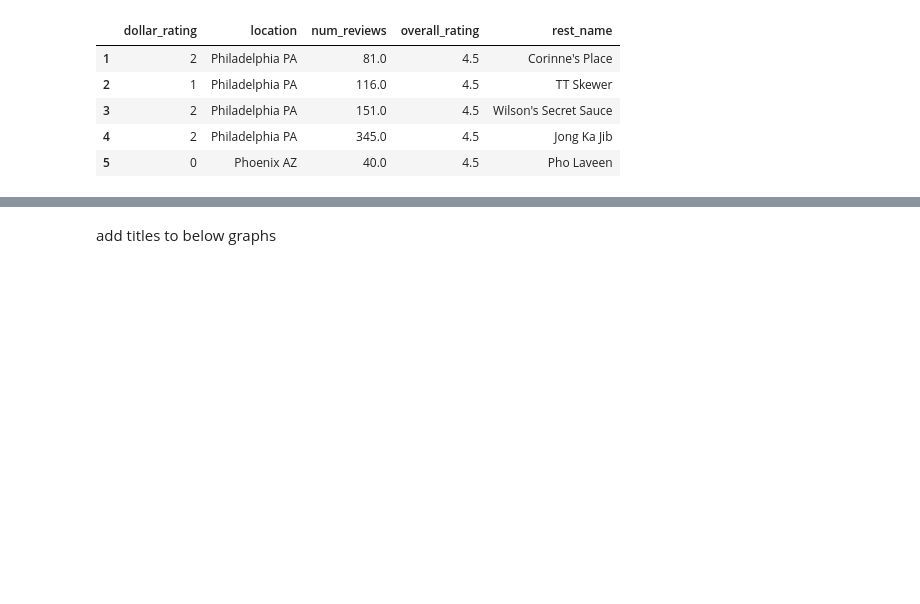
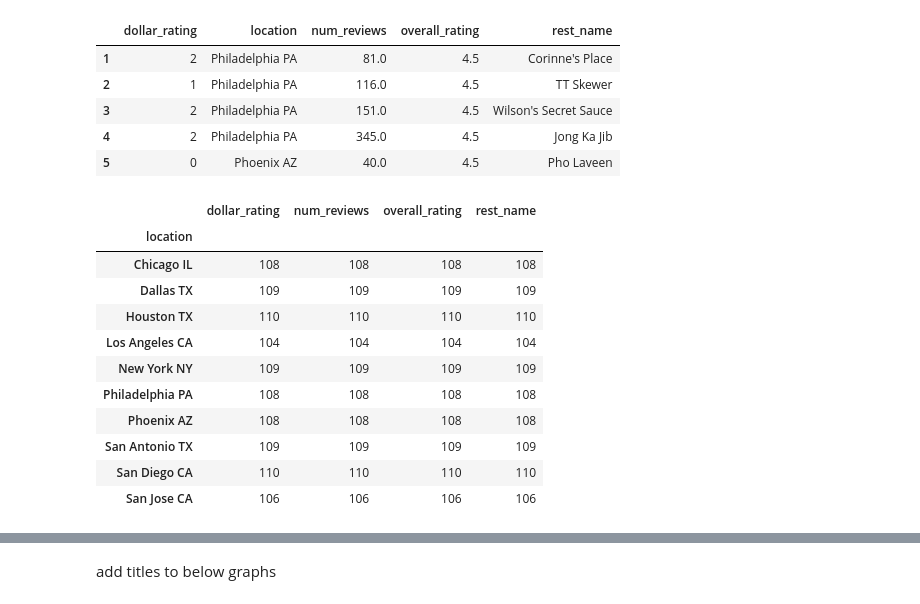
Before and after one commit to GarrettSikes/Yelp_Reviews, a Jupyter notebook: Clean_Yelp_Reviews.ipynb, the cells around one changed output, grey strips where cells are left out. Saved outputs shown, nothing was run; the diff lists cells and outputs as text; code cells hidden in the pictures; blank space fills up the shorter version.

```diff
--- a/Clean_Yelp_Reviews.ipynb
+++ b/Clean_Yelp_Reviews.ipynb
@@ -77,5 +78,18 @@ df_num_rev.head()
 # %%
 #df_num_rev.duplicated()
 # %%
-#df_num_rev.groupby(by='location').count()
+df_num_rev.groupby(by='location').count()
+# %% [output]
+|  | dollar_rating | num_reviews | overall_rating | rest_name |
+| location |  |  |  |  |
+| Chicago IL | 108 | 108 | 108 | 108 |
+| Dallas TX | 109 | 109 | 109 | 109 |
+| Houston TX | 110 | 110 | 110 | 110 |
+| Los Angeles CA | 104 | 104 | 104 | 104 |
+| New York NY | 109 | 109 | 109 | 109 |
+| Philadelphia PA | 108 | 108 | 108 | 108 |
+| Phoenix AZ | 108 | 108 | 108 | 108 |
+| San Antonio TX | 109 | 109 | 109 | 109 |
+| San Diego CA | 110 | 110 | 110 | 110 |
+| San Jose CA | 106 | 106 | 106 | 106 |
 # %%
```
Also changed, not shown: parts of 24 cells of this notebook.
